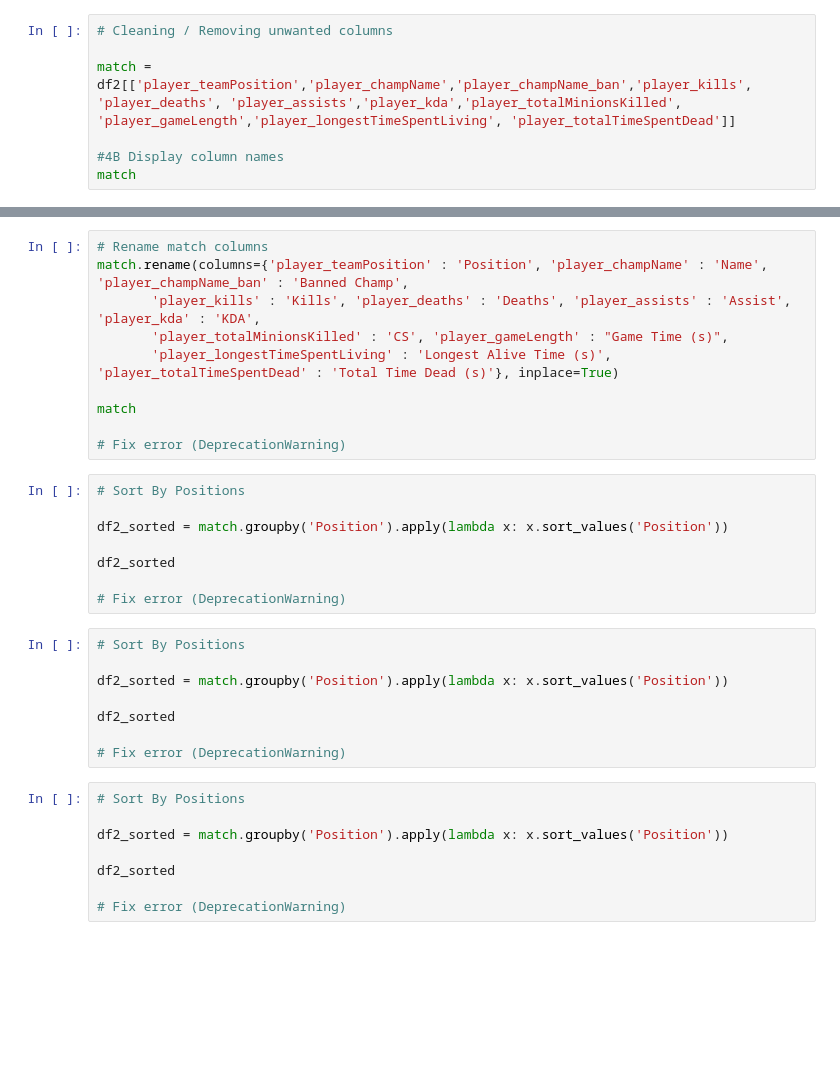
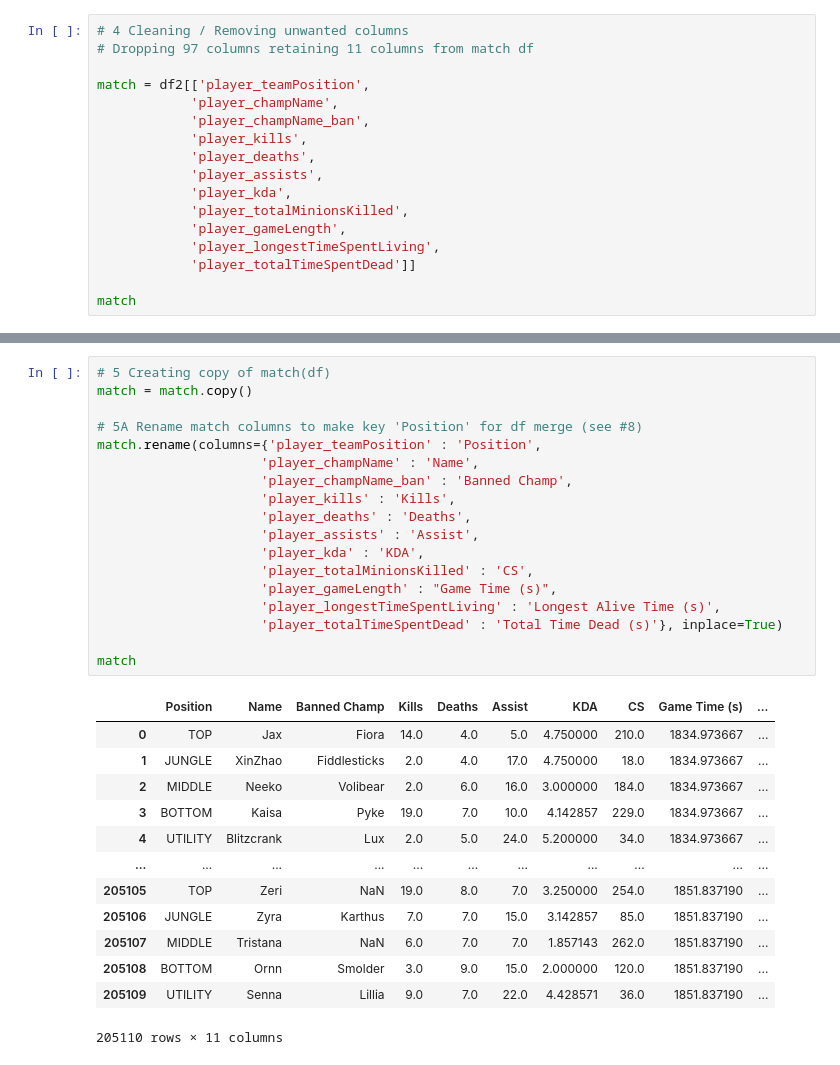
Before and after one commit to L8onii/Capstone-LOL, a Jupyter notebook: LOL-Notebook.ipynb, the cells around one changed output, grey strips where cells are left out. Cells and saved outputs as stored; diff of their text form; blank space fills up the shorter version.

Commit message:
Fixed Errors
Fixed DeprecationWarning message from rename & groupby's

```diff
--- a/LOL-Notebook.ipynb
+++ b/LOL-Notebook.ipynb
@@ -36,7 +56,17 @@ champs
 # %%
-# Cleaning / Removing unwanted columns
+# 4 Cleaning / Removing unwanted columns
+# Dropping 97 columns retaining 11 columns from match df
 
-match = df2[['player_teamPosition','player_champName','player_champName_ban','player_kills', 'player_deaths', 'player_assists','player_kda','player_totalMinionsKilled', 'player_gameLength','player_longestTimeSpentLiving', 'player_totalTimeSpentDead']]
+match = df2[['player_teamPosition',
+            'player_champName',
+            'player_champName_ban',
+            'player_kills',
+            'player_deaths',
+            'player_assists',
+            'player_kda',
+            'player_totalMinionsKilled',
+            'player_gameLength',
+            'player_longestTimeSpentLiving',
+            'player_totalTimeSpentDead']]
 
-#4B Display column names
 match
@@ -43,34 +87,32 @@ match
 # %%
-# Rename match columns
-match.rename(columns={'player_teamPosition' : 'Position', 'player_champName' : 'Name', 'player_champName_ban' : 'Banned Champ',
-       'player_kills' : 'Kills', 'player_deaths' : 'Deaths', 'player_assists' : 'Assist', 'player_kda' : 'KDA',
-       'player_totalMinionsKilled' : 'CS', 'player_gameLength' : "Game Time (s)",
-       'player_longestTimeSpentLiving' : 'Longest Alive Time (s)', 'player_totalTimeSpentDead' : 'Total Time Dead (s)'}, inplace=True)
+# 5 Creating copy of match(df)
+match = match.copy()
+
+# 5A Rename match columns to make key 'Position' for df merge (see #8)
+match.rename(columns={'player_teamPosition' : 'Position',
+                     'player_champName' : 'Name',
+                     'player_champName_ban' : 'Banned Champ',
+                     'player_kills' : 'Kills',
+                     'player_deaths' : 'Deaths',
+                     'player_assists' : 'Assist',
+                     'player_kda' : 'KDA',
+                     'player_totalMinionsKilled' : 'CS',
+                     'player_gameLength' : "Game Time (s)",
+                     'player_longestTimeSpentLiving' : 'Longest Alive Time (s)',
+                     'player_totalTimeSpentDead' : 'Total Time Dead (s)'}, inplace=True)
 
 match
-
-# Fix error (DeprecationWarning)
+# %% [output]
+|  | Position | Name | Banned Champ | Kills | Deaths | Assist | KDA | CS | Game Time (s) | ... |
+| 0 | TOP | Jax | Fiora | 14.0 | 4.0 | 5.0 | 4.750000 | 210.0 | 1834.973667 | ... |
+| 1 | JUNGLE | XinZhao | Fiddlesticks | 2.0 | 4.0 | 17.0 | 4.750000 | 18.0 | 1834.973667 | ... |
+| 2 | MIDDLE | Neeko | Volibear | 2.0 | 6.0 | 16.0 | 3.000000 | 184.0 | 1834.973667 | ... |
+| 3 | BOTTOM | Kaisa | Pyke | 19.0 | 7.0 | 10.0 | 4.142857 | 229.0 | 1834.973667 | ... |
+| 4 | UTILITY | Blitzcrank | Lux | 2.0 | 5.0 | 24.0 | 5.200000 | 34.0 | 1834.973667 | ... |
+| ... | ... | ... | ... | ... | ... | ... | ... | ... | ... | ... |
+| 205105 | TOP | Zeri | NaN | 19.0 | 8.0 | 7.0 | 3.250000 | 254.0 | 1851.837190 | ... |
+| 205106 | JUNGLE | Zyra | Karthus | 7.0 | 7.0 | 15.0 | 3.142857 | 85.0 | 1851.837190 | ... |
+| 205107 | MIDDLE | Tristana | NaN | 6.0 | 7.0 | 7.0 | 1.857143 | 262.0 | 1851.837190 | ... |
+| 205108 | BOTTOM | Ornn | Smolder | 3.0 | 9.0 | 15.0 | 2.000000 | 120.0 | 1851.837190 | ... |
+| 205109 | UTILITY | Senna | Lillia | 9.0 | 7.0 | 22.0 | 4.428571 | 36.0 | 1851.837190 | ... |
+205110 rows × 11 columns
-# %%
-# Sort By Positions
-
-df2_sorted = match.groupby('Position').apply(lambda x: x.sort_values('Position'))
-
-df2_sorted
-
-# Fix error (DeprecationWarning)
-# %%
-# Sort By Positions
-
-df2_sorted = match.groupby('Position').apply(lambda x: x.sort_values('Position'))
-
-df2_sorted
-
-# Fix error (DeprecationWarning)
-# %%
-# Sort By Positions
-
-df2_sorted = match.groupby('Position').apply(lambda x: x.sort_values('Position'))
-
-df2_sorted
-
-# Fix error (DeprecationWarning)
```
Also changed, not shown: parts of 17 cells of this notebook.
